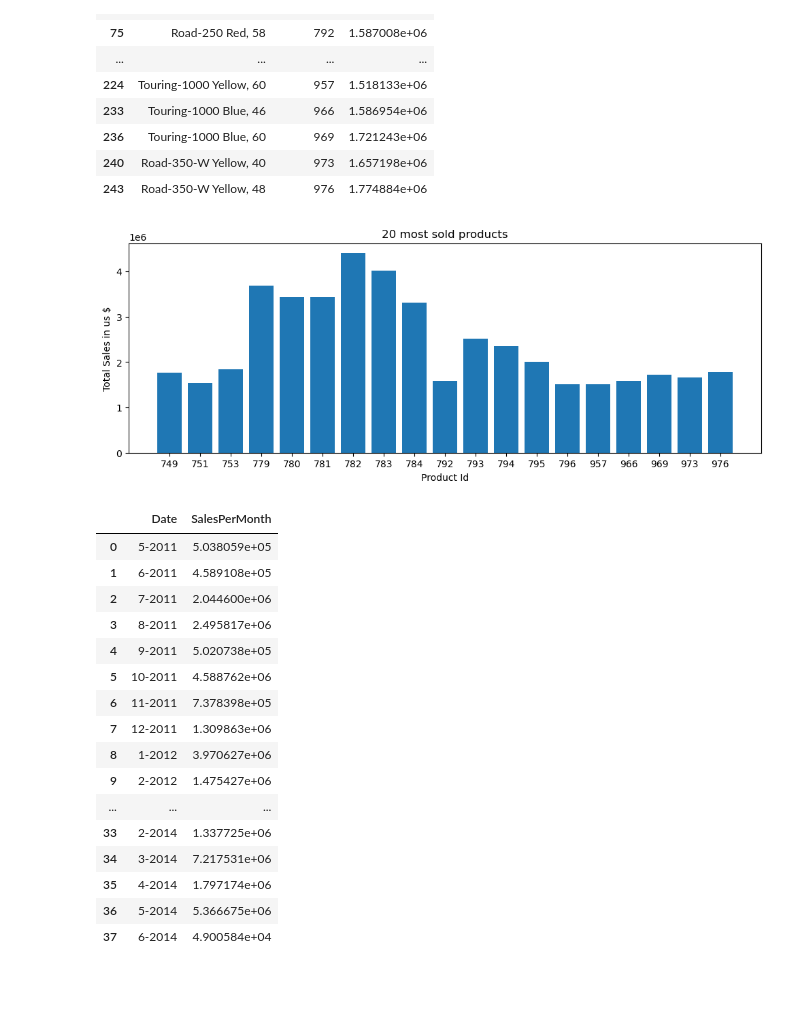
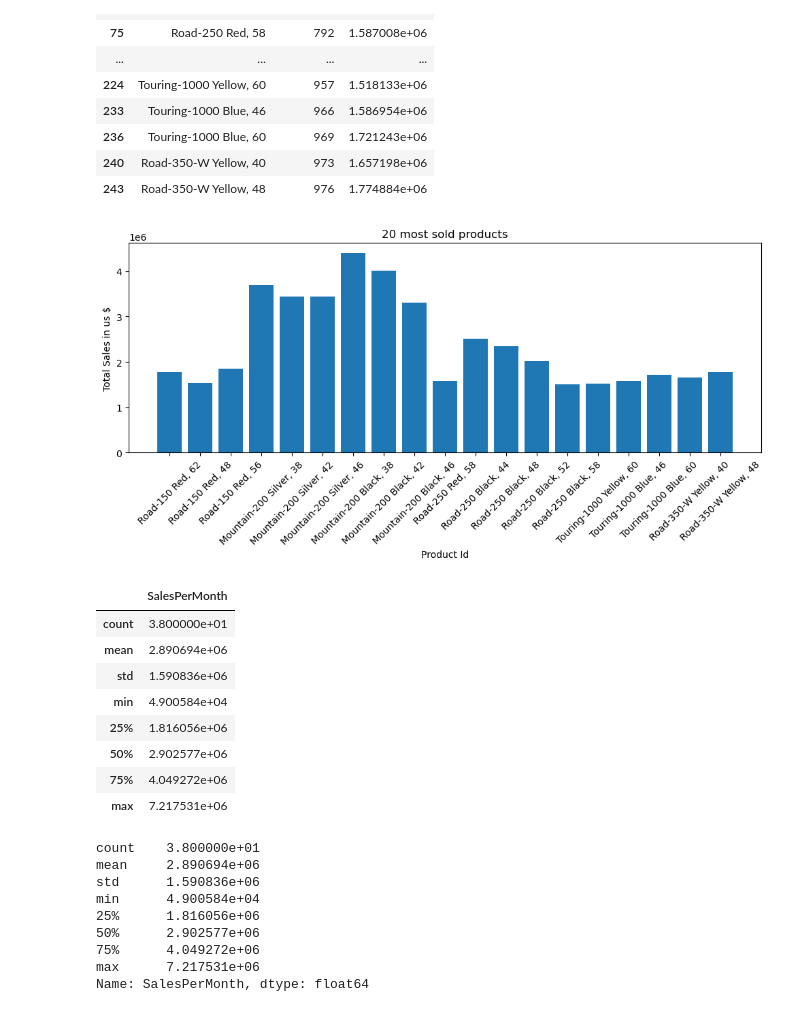
Before and after one commit to giorgio-solinas1980/sql, a Jupyter notebook: SqlKunskapKontroll.ipynb, the cells around one changed output. Drawn from its saved outputs; the diff is of its cells as text; code cells hidden in the pictures; blank space fills up the shorter version.

```diff
--- a/SqlKunskapKontroll.ipynb
+++ b/SqlKunskapKontroll.ipynb
@@ -249,17 +328,18 @@ top20_df
 """x2=[]
    for value in top20_df['ProductID']:
      x2.append(str(value))"""
-x2=[str(value) for value in top20_df['ProductID']]
+x2=[str(value) for value in top20_df['Name']]
 # %%
 y2=top['Tot']
 # %%
 fig, ax = plt.subplots(figsize=(12,4))
 ax.bar(x2,y2)
 ax.set_xlabel('Product Id')
 ax.set_ylabel('Total Sales in us $')
 ax.set_title('20 most sold products')
+plt.xticks(rotation=45)
 plt.show()
 # %% [output]
-[figure, old version]
+[figure, new version]
 # %%
 sales_month_df=pd.read_sql(sql="""SELECT
@@ -270,22 +351,14 @@ sales_month_df=pd.read_sql(sql="""SELECT
   group by year(orderdate),MONTH(OrderDate)
   order by year(orderdate),MONTH(OrderDate)""", con=connection)
 # %%
-sales_month_df
+sales_month_df.describe()
 # %% [output]
-|  | Date | SalesPerMonth |
-| 0 | 5-2011 | 5.038059e+05 |
-| 1 | 6-2011 | 4.589108e+05 |
-| 2 | 7-2011 | 2.044600e+06 |
-| 3 | 8-2011 | 2.495817e+06 |
-| 4 | 9-2011 | 5.020738e+05 |
-| 5 | 10-2011 | 4.588762e+06 |
-| 6 | 11-2011 | 7.378398e+05 |
-| 7 | 12-2011 | 1.309863e+06 |
-| 8 | 1-2012 | 3.970627e+06 |
-| 9 | 2-2012 | 1.475427e+06 |
-| ... | ... | ... |
-| 33 | 2-2014 | 1.337725e+06 |
-| 34 | 3-2014 | 7.217531e+06 |
-| 35 | 4-2014 | 1.797174e+06 |
-| 36 | 5-2014 | 5.366675e+06 |
-| 37 | 6-2014 | 4.900584e+04 |
+|  | SalesPerMonth |
+| count | 3.800000e+01 |
+| mean | 2.890694e+06 |
+| std | 1.590836e+06 |
+| min | 4.900584e+04 |
+| 25% | 1.816056e+06 |
+| 50% | 2.902577e+06 |
+| 75% | 4.049272e+06 |
+| max | 7.217531e+06 |
@@ -294,3 +365,15 @@ stringified_date= [str(month) for month in sales_month_df['Date']]
+# %%
+sales_month_df['SalesPerMonth'].describe()
+# %% [output]
+count    3.800000e+01
+mean     2.890694e+06
+std      1.590836e+06
+min      4.900584e+04
+25%      1.816056e+06
+50%      2.902577e+06
+75%      4.049272e+06
+max      7.217531e+06
+Name: SalesPerMonth, dtype: float64
 # %%
 fig, ax = plt.subplots(figsize=(14,6))
 sns.lineplot(x=sales_month_df['Date'], y= sales_month_df['SalesPerMonth'], ax=ax)
```
Also changed, not shown: parts of 20 cells of this notebook.
